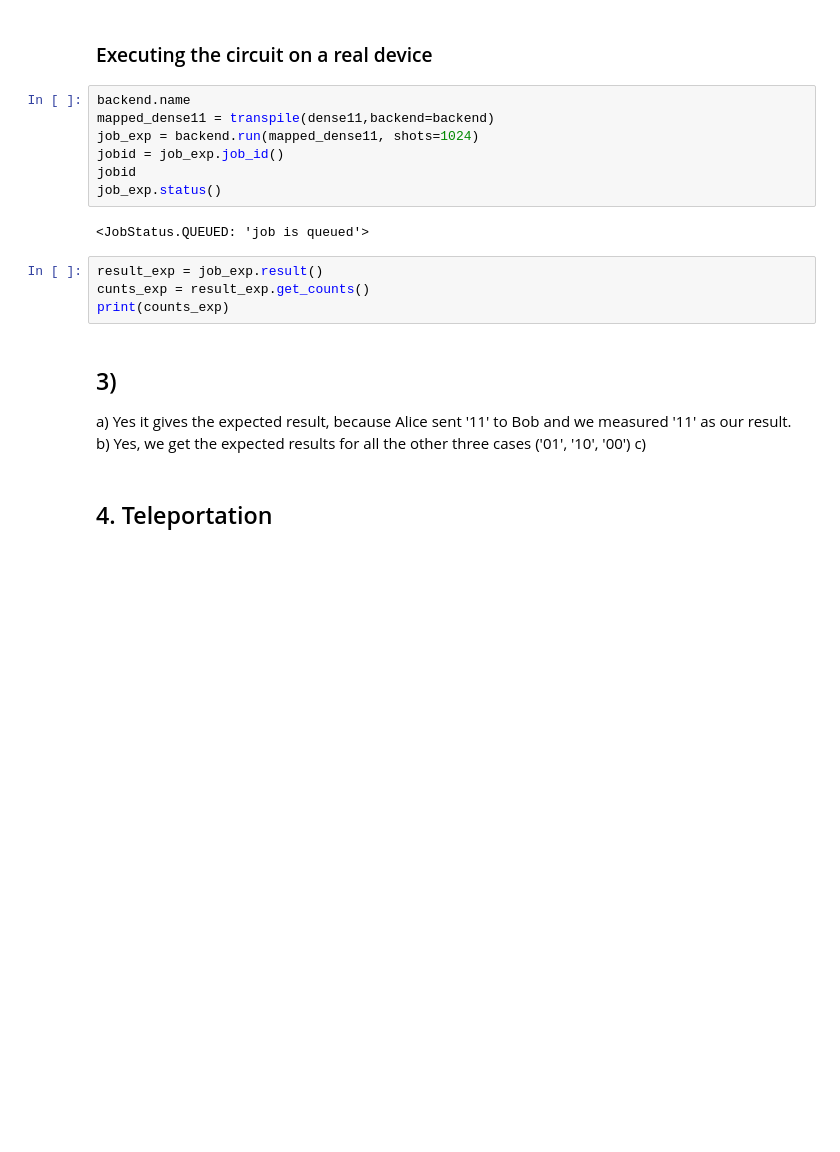
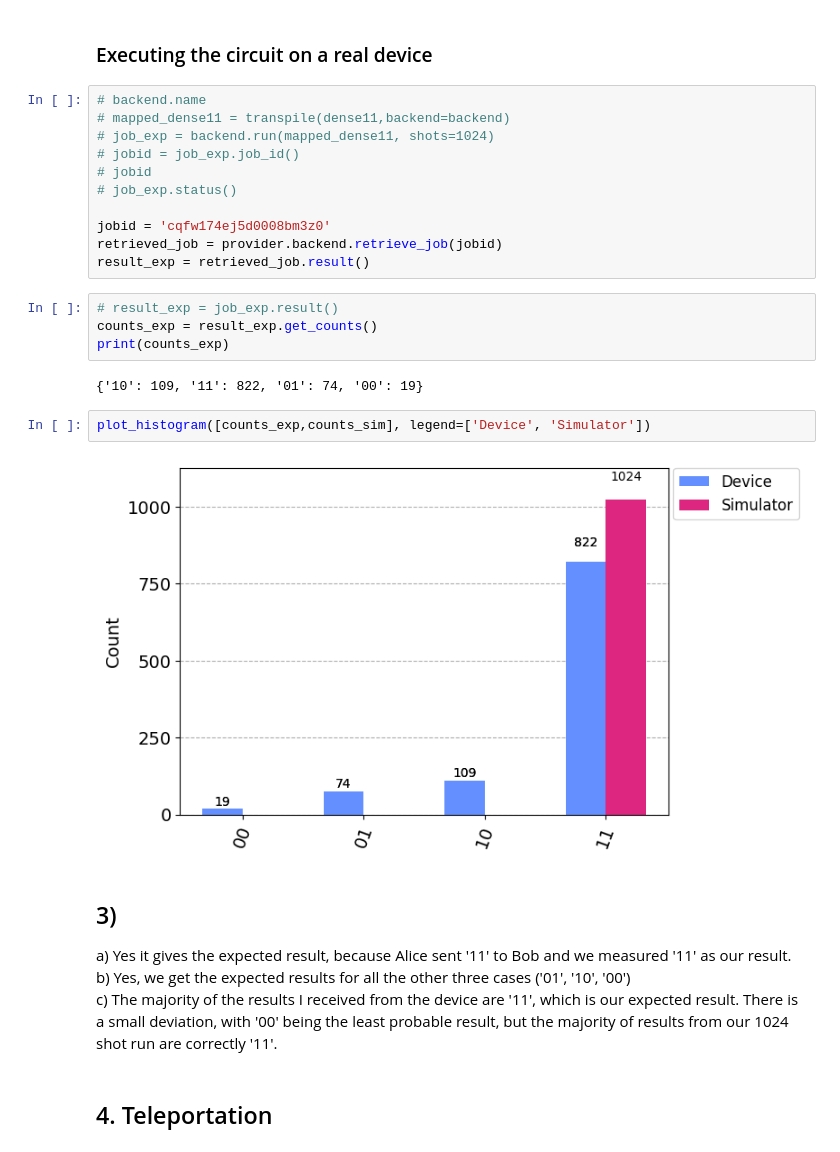
Before and after one commit to natejoseph/simple-quantum-circuits, a Jupyter notebook: simple_circuits-2024-v1.ipynb, the cells around one changed output. Saved outputs shown, nothing was run; the diff lists cells and outputs as text; blank space fills up the shorter version.

Commit message:
update, run formulae on device
commit, run quantum algorithms on IBM Quantum Computers in Kyoto and compared results with simulations.

```diff
--- a/simple_circuits-2024-v1.ipynb
+++ b/simple_circuits-2024-v1.ipynb
@@ -375,23 +383,31 @@ plot_histogram(counts_sim)
 # %% [markdown]
 ### Executing the circuit on a real device
 # %%
-backend.name
-mapped_dense11 = transpile(dense11,backend=backend)
-job_exp = backend.run(mapped_dense11, shots=1024)
-jobid = job_exp.job_id()
-jobid
-job_exp.status()
+# backend.name
+# mapped_dense11 = transpile(dense11,backend=backend)
+# job_exp = backend.run(mapped_dense11, shots=1024)
+# jobid = job_exp.job_id()
+# jobid
+# job_exp.status()
+
+jobid = 'cqfw174ej5d0008bm3z0'
+retrieved_job = provider.backend.retrieve_job(jobid)
+result_exp = retrieved_job.result()
-# %% [output]
-<JobStatus.QUEUED: 'job is queued'>
 # %%
-result_exp = job_exp.result()
-cunts_exp = result_exp.get_counts()
+# result_exp = job_exp.result()
+counts_exp = result_exp.get_counts()
 print(counts_exp)
+# %% [output]
+{'10': 109, '11': 822, '01': 74, '00': 19}
+# %%
+plot_histogram([counts_exp,counts_sim], legend=['Device', 'Simulator'])
+# %% [output]
+[figure, added]
 # %% [markdown]
 ## 3)
 a) Yes it gives the expected result, because Alice sent '11' to Bob and we measured '11' as our result.
 b) Yes, we get the expected results for all the other three cases ('01', '10', '00')
-c)
+c) The majority of the results I received from the device are '11', which is our expected result. There is a small deviation, with '00' being the least probable result, but the majority of results from our 1024 shot run are correctly '11'.
 # %% [markdown]
 ## 4. Teleportation
 # %% [markdown]
```
Also changed, not shown: parts of 18 cells of this notebook.
